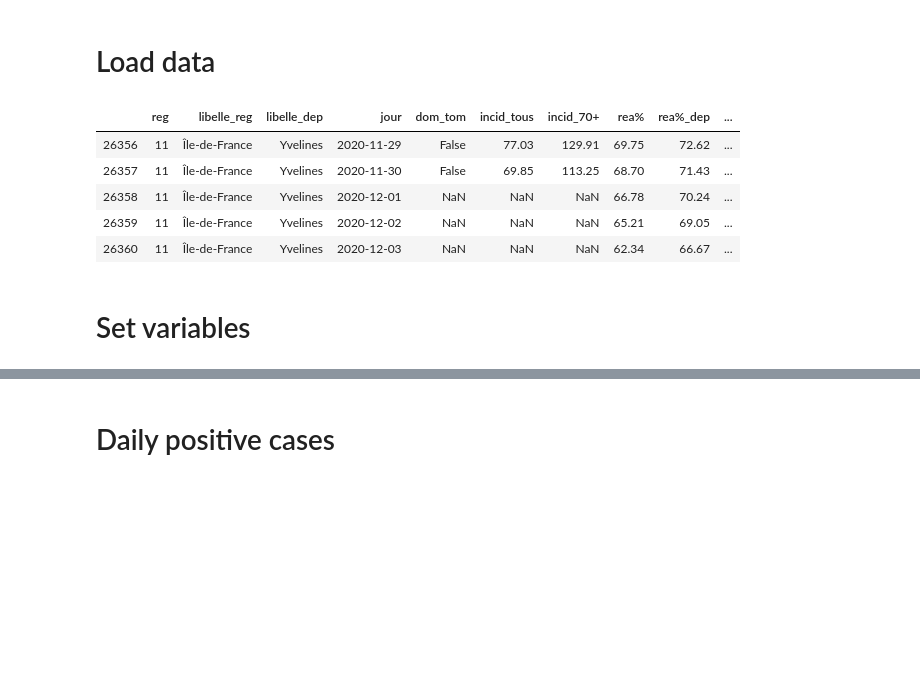
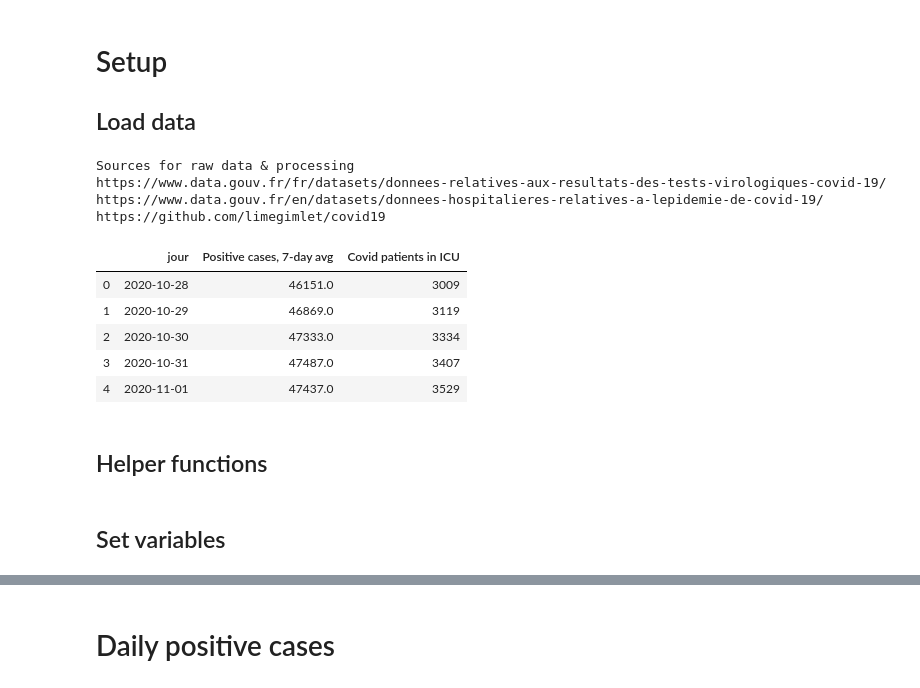
Before and after one commit to limegimlet/covid19, a Jupyter notebook: A_targets_dec15.ipynb, the cells around one changed output, grey strips where cells are left out. Saved outputs shown, nothing was run; the diff lists cells and outputs as text; code cells hidden in the pictures; blank space fills up the shorter version.

```diff
--- a/A_targets_dec15.ipynb
+++ b/A_targets_dec15.ipynb
@@ -40,25 +47,47 @@ from process_metro_bubble import to_chart_studio
 # %% [markdown]
-# Load data
+# Setup
+
+## Load data
-# %%
-## get base kpi df
-kpi_df = pd.read_pickle('data/latest_kpi.pkl')
-
-# add cols for overall & 70+ testing rate to kpi_df
-test_df = pt.create_testing_df()
-test_df = pt.create_rolling_cols(test_df)[['libelle_dep', 'jour', 'rolling_test_100k']]
-
-
-test70_df = pd.read_pickle('data/tx_depistage70.pkl')
-
-kpi_df = kpi_df.merge(test_df, how='left')\
-    .merge(test70_df, how='left')\
-    .rename(columns={'rolling_test_100k':'tx_depistage'})
-
-kpi_df.tail()
-# %% [output]
-|  | reg | libelle_reg | libelle_dep | jour | dom_tom | incid_tous | incid_70+ | rea% | rea%_dep | ... |
-| 26356 | 11 | Île-de-France | Yvelines | 2020-11-29 | False | 77.03 | 129.91 | 69.75 | 72.62 | ... |
-| 26357 | 11 | Île-de-France | Yvelines | 2020-11-30 | False | 69.85 | 113.25 | 68.70 | 71.43 | ... |
-| 26358 | 11 | Île-de-France | Yvelines | 2020-12-01 | NaN | NaN | NaN | 66.78 | 70.24 | ... |
-| 26359 | 11 | Île-de-France | Yvelines | 2020-12-02 | NaN | NaN | NaN | 65.21 | 69.05 | ... |
-| 26360 | 11 | Île-de-France | Yvelines | 2020-12-03 | NaN | NaN | NaN | 62.34 | 66.67 | ... |
+# %%
+## Data sources
+# TODO: make into dict with metrics as keys
+
+source_incid = kpi.source
+source_rea = hd.source
+source_proc = 'https://github.com/limegimlet/covid19'
+
+print("Sources for raw data & processing")
+for source in [source_incid, source_rea, source_proc]:
+    print(source)
+# %% [output]
+Sources for raw data & processing
+https://www.data.gouv.fr/fr/datasets/donnees-relatives-aux-resultats-des-tests-virologiques-covid-19/
+https://www.data.gouv.fr/en/datasets/donnees-hospitalieres-relatives-a-lepidemie-de-covid-19/
+https://github.com/limegimlet/covid19
+# %%
+# create national pos df
+df = pt.create_testing_df().groupby('jour')[['pos']].sum().rolling(7).mean().round()#.reset_index()
+#df.iplot()
+
+# get rea raw occ numbers
+hosp_df = hd.get_hosp_data()
+
+# create national rea df
+rea_fr = hosp_df.groupby('jour').sum()[['rea']]#.reset_index()
+#rea_fr.iplot()
+
+# join the two
+plot_df = df.join(rea_fr, how='outer').loc['2020-10-28':]
+plot_df.columns = ["Positive cases, 7-day avg", 'Covid patients in ICU']
+#plot_df = plot_df.stack().reset_index().rename(columns={"level_1":'metric', 0:'value'})
+plot_df = plot_df.reset_index()
+plot_df.head()
+# %% [output]
+|  | jour | Positive cases, 7-day avg | Covid patients in ICU |
+| 0 | 2020-10-28 | 46151.0 | 3009 |
+| 1 | 2020-10-29 | 46869.0 | 3119 |
+| 2 | 2020-10-30 | 47333.0 | 3334 |
+| 3 | 2020-10-31 | 47487.0 | 3407 |
+| 4 | 2020-11-01 | 47437.0 | 3529 |
+# %% [markdown]
+## Helper functions
@@ -65,2 +204,2 @@ kpi_df.tail()
 # %% [markdown]
-# Set variables
+## Set variables
```
Also changed, not shown: parts of 25 cells of this notebook.
